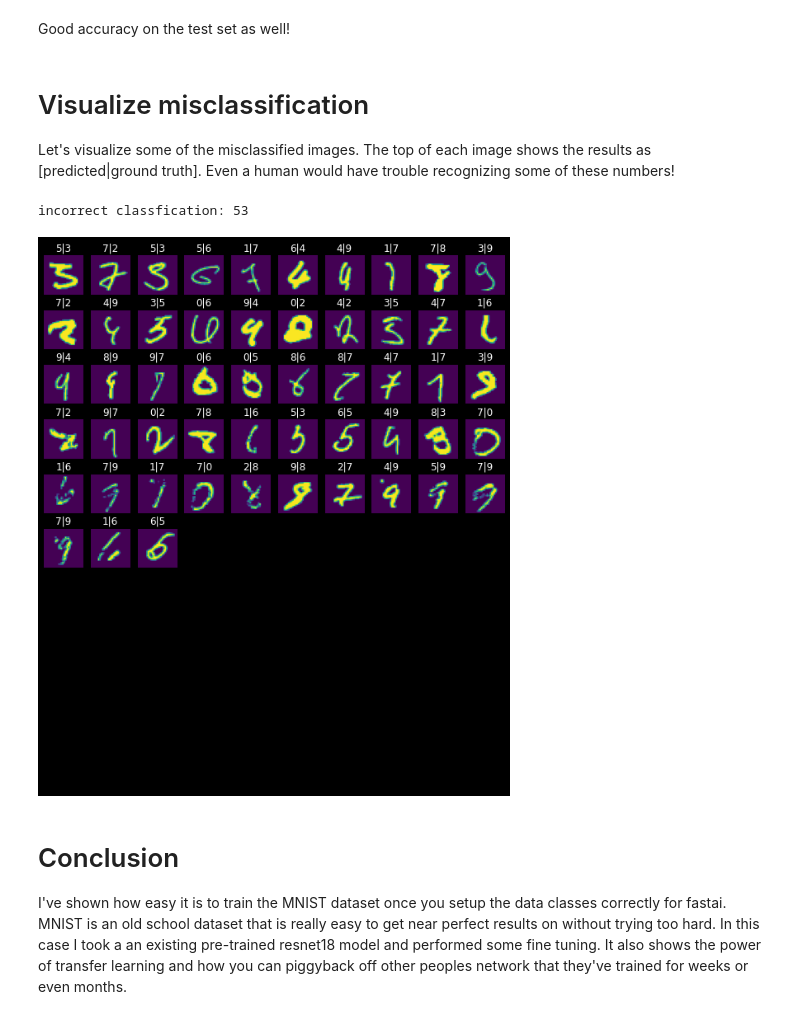
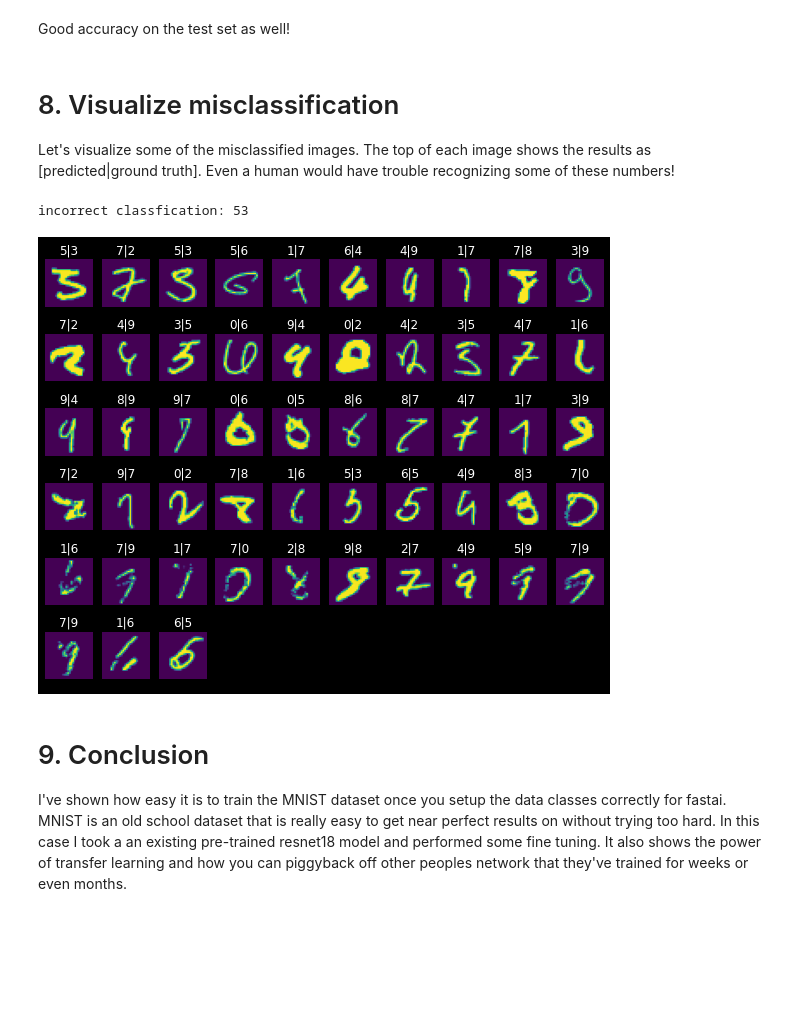
Before and after one commit to nghiaho12/fastai_projects, a Jupyter notebook: mnist.ipynb, the cells around one changed output. Saved outputs shown, nothing was run; the diff lists cells and outputs as text; code cells hidden in the pictures; blank space fills up the shorter version.

```diff
--- a/mnist.ipynb
+++ b/mnist.ipynb
@@ -210,21 +210,21 @@ accuracy(pred[0], torch.from_numpy(test_label)).item()
 # %% [markdown]
 Good accuracy on the test set as well!
 # %% [markdown]
-# Visualize misclassification <a name="viz_miss">
+# 8. Visualize misclassification <a name="viz_miss">
 Let's visualize some of the misclassified images. The top of each image shows the results as [predicted|ground truth]. Even a human would have trouble recognizing some of these numbers!
 # %%
 pred_label = pred[0].argmax(dim=1)
 wrong_idx = torch.nonzero(pred_label != torch.from_numpy(test_label))
 print(f"incorrect classfication: {wrong_idx.shape[0]}")
 
-ctxs = get_grid(min(wrong_idx.shape[0], 100), nrows=10, ncols=10, figsize=(10,12))
+ctxs = get_grid(min(wrong_idx.shape[0], 60), nrows=6, ncols=10, figsize=(10,8))
 
 for i, ctx in enumerate(ctxs):
     idx = wrong_idx[i]
     NumpyImage(test_image[idx], f"{pred_label[idx].item()}|{test_label[idx]}").show(ctx=ctx)
 # %% [output]
 incorrect classfication: 53
-[figure, old version]
+[figure, new version]
 # %% [markdown]
-# Conclusion <a name="conclusion"></a>
+# 9. Conclusion <a name="conclusion"></a>
 I've shown how easy it is to train the MNIST dataset once you setup the data classes correctly for fastai. MNIST is an old school dataset that is really easy to get near perfect results on without trying too hard. In this case I took a an existing pre-trained resnet18 model and performed some fine tuning. It also shows the power of transfer learning and how you can piggyback off other peoples network that they've trained for weeks or even months.
```
Also changed, not shown: parts of 7 cells of this notebook.
